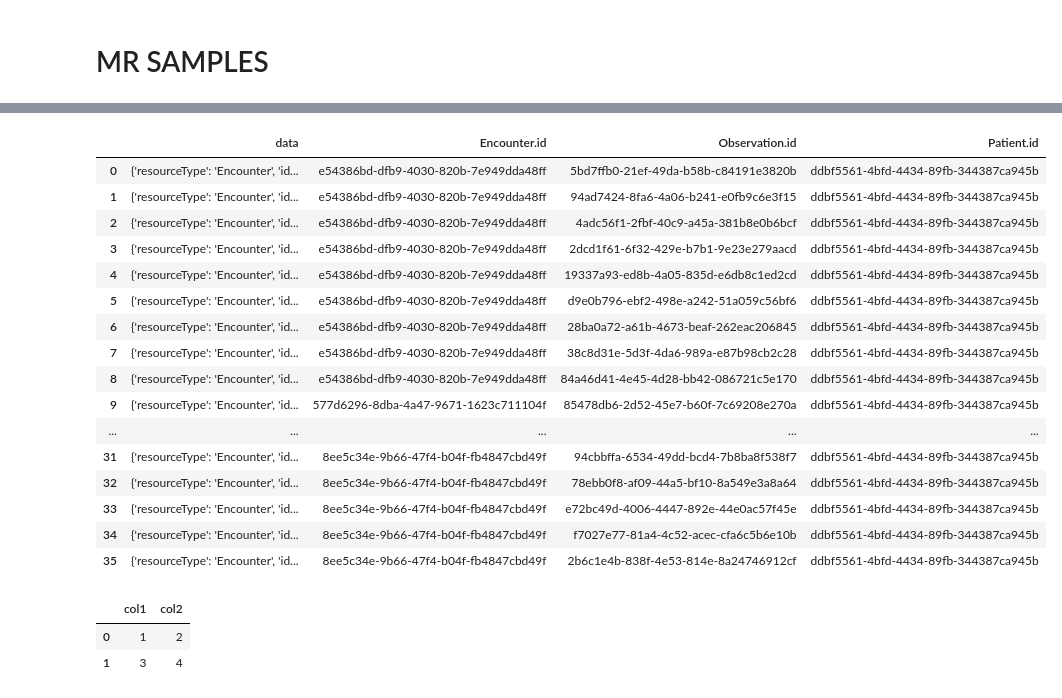
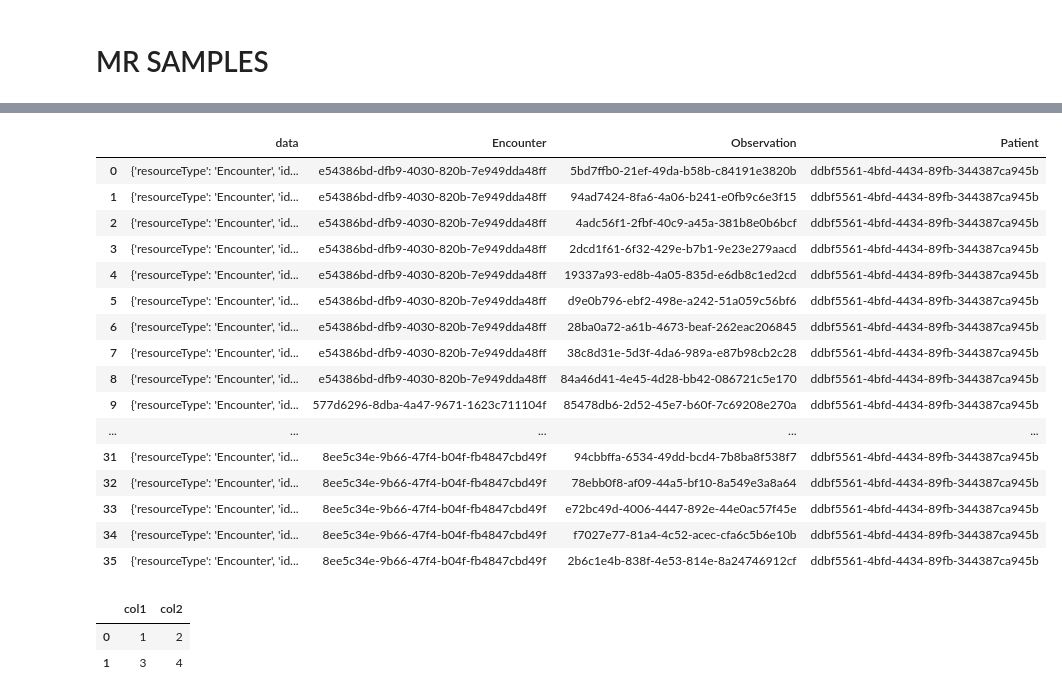
Before and after one commit to fhirpack/fhirpack, a Jupyter notebook: docs/examples/mr.ipynb, the cells around one changed output, grey strips where cells are left out. Drawn from its saved outputs; the diff is of its cells as text; code cells hidden in the pictures.

```diff
--- a/docs/examples/mr.ipynb
+++ b/docs/examples/mr.ipynb
@@ -73,18 +73,18 @@ pack.getPatients(['617077'])\
 # %%
 pack\
 .getPatients(['ddbf5561-4bfd-4434-89fb-344387ca945b'])\
 .getObservations()\
-.getEncounters()\
+.getEncounters()
 # .summary\
 # [:1].pretty
 # .getObservations(['fa7a0803-cb87-4af4-ac8c-0216b4e05297'])\
 # .getEncounters()\
 # .gatherSimplePaths([w'id'])
 # .getPatients()\
 # .getDiagnosticReports()
 # .gatherSimplePaths(['id','birthDate'],columns=['id','birth'])
 # %% [output]
-|  | data | Encounter.id | Observation.id | Patient.id |
+|  | data | Encounter | Observation | Patient |
 | 0 | {'resourceType': 'Encounter', 'id... | e54386bd-dfb9-4030-820b-7e949dda48ff | 5bd7ffb0-21ef-49da-b58b-c84191e3820b | ddbf5561-4bfd-4434-89fb-344387ca945b |
 | 1 | {'resourceType': 'Encounter', 'id... | e54386bd-dfb9-4030-820b-7e949dda48ff | 94ad7424-8fa6-4a06-b241-e0fb9c6e3f15 | ddbf5561-4bfd-4434-89fb-344387ca945b |
 | 2 | {'resourceType': 'Encounter', 'id... | e54386bd-dfb9-4030-820b-7e949dda48ff | 4adc56f1-2fbf-40c9-a45a-381b8e0b6bcf | ddbf5561-4bfd-4434-89fb-344387ca945b |
```
Also changed, not shown: parts of 8 cells of this notebook, 2 other files.
